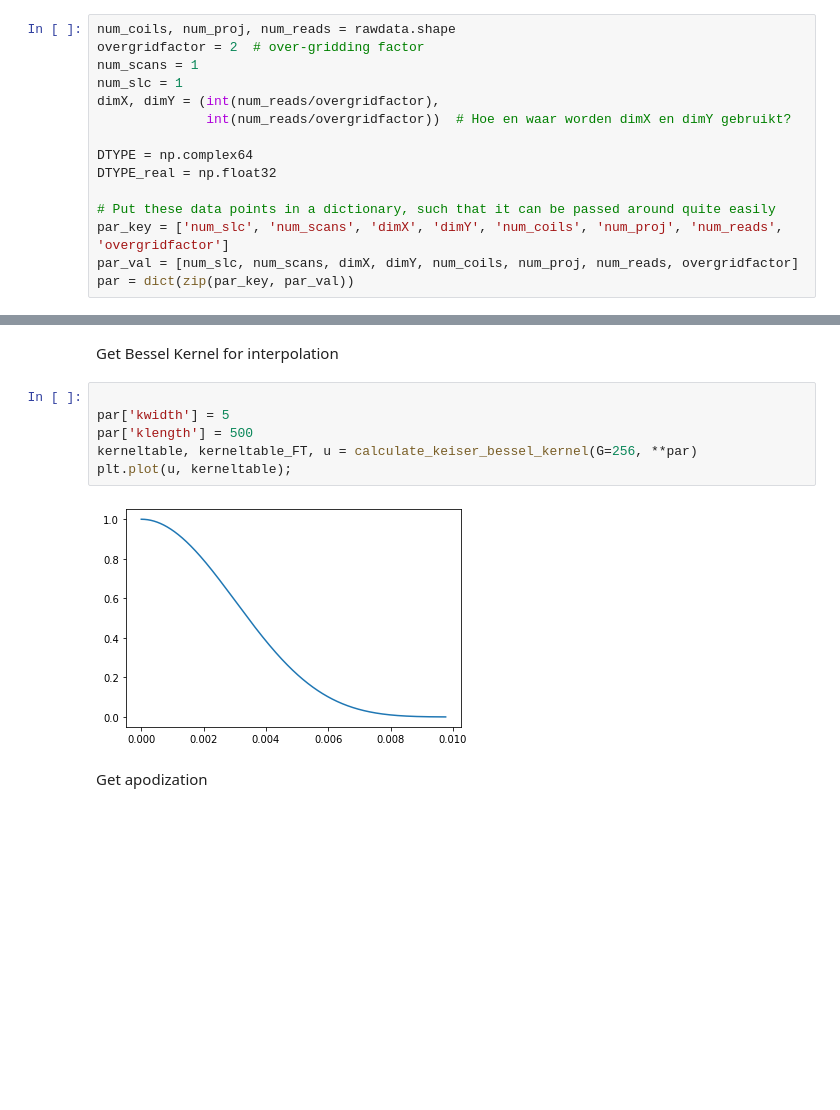
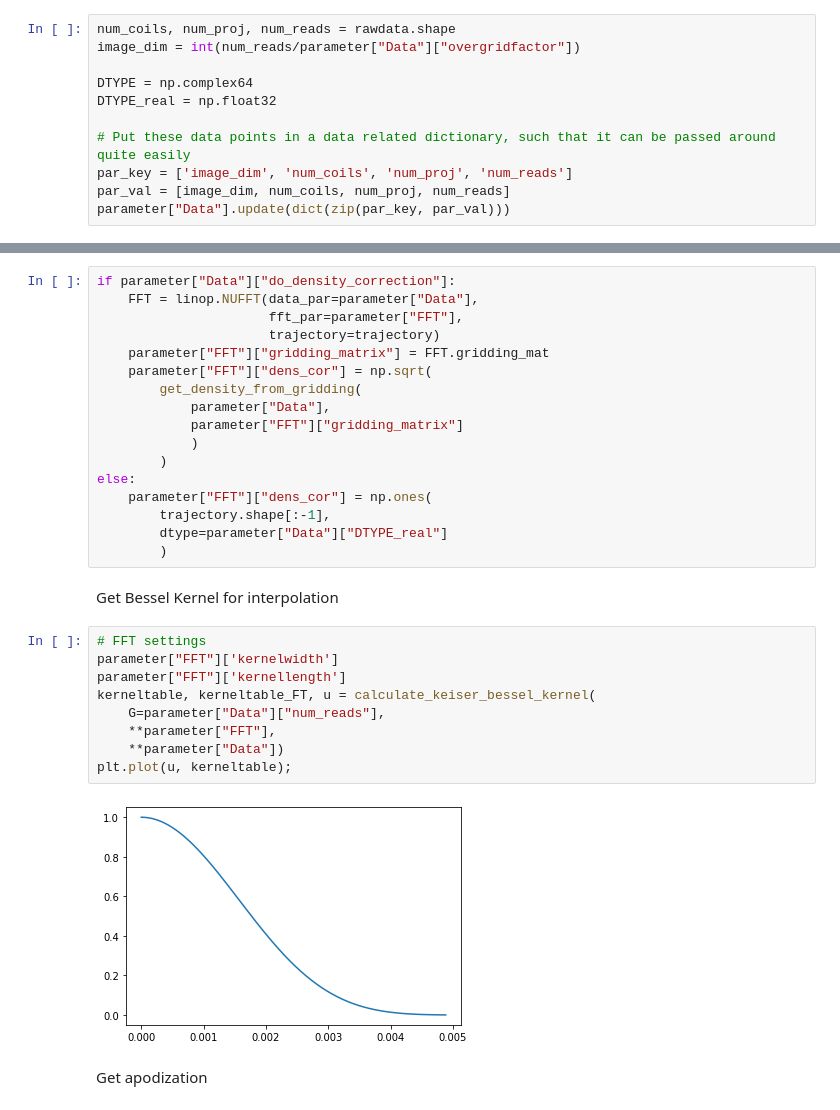
Before and after one commit to ISMRM/rrsg_challenge_01, a Jupyter notebook: python/rrsg_cgreco/step_by_step_recon.ipynb, the cells around one changed output, grey strips where cells are left out. Saved outputs shown, nothing was run; the diff lists cells and outputs as text; blank space fills up the shorter version.

Commit message:
fixed some notebook functions
Fixed notebookfunctions for recon.
The visualization of the gridding is currently not working.

```diff
--- a/python/rrsg_cgreco/step_by_step_recon.ipynb
+++ b/python/rrsg_cgreco/step_by_step_recon.ipynb
@@ -95,17 +142,13 @@ First,define parameters for this process
 # %%
 num_coils, num_proj, num_reads = rawdata.shape
-overgridfactor = 2  # over-gridding factor
-num_scans = 1
-num_slc = 1
-dimX, dimY = (int(num_reads/overgridfactor),
-              int(num_reads/overgridfactor))  # Hoe en waar worden dimX en dimY gebruikt?
+image_dim = int(num_reads/parameter["Data"]["overgridfactor"])
 
 DTYPE = np.complex64
 DTYPE_real = np.float32
 
-# Put these data points in a dictionary, such that it can be passed around quite easily
-par_key = ['num_slc', 'num_scans', 'dimX', 'dimY', 'num_coils', 'num_proj', 'num_reads', 'overgridfactor']
-par_val = [num_slc, num_scans, dimX, dimY, num_coils, num_proj, num_reads, overgridfactor]
-par = dict(zip(par_key, par_val))
+# Put these data points in a data related dictionary, such that it can be passed around quite easily
+par_key = ['image_dim', 'num_coils', 'num_proj', 'num_reads']
+par_val = [image_dim, num_coils, num_proj, num_reads]
+parameter["Data"].update(dict(zip(par_key, par_val)))
 # %% [markdown]
 Get the density compensation function based on the trajectory data
@@ -120,13 +155,33 @@ par['dens_cor'] = density_comp
+# %%
+if parameter["Data"]["do_density_correction"]:
+    FFT = linop.NUFFT(data_par=parameter["Data"],
+                      fft_par=parameter["FFT"],
+                      trajectory=trajectory)
+    parameter["FFT"]["gridding_matrix"] = FFT.gridding_mat
+    parameter["FFT"]["dens_cor"] = np.sqrt(
+        get_density_from_gridding(
+            parameter["Data"],
+            parameter["FFT"]["gridding_matrix"]
+            )
+        )
+else:
+    parameter["FFT"]["dens_cor"] = np.ones(
+        trajectory.shape[:-1],
+        dtype=parameter["Data"]["DTYPE_real"]
+        )
 # %% [markdown]
 Get Bessel Kernel for interpolation
 # %%
-
-par['kwidth'] = 5
-par['klength'] = 500
-kerneltable, kerneltable_FT, u = calculate_keiser_bessel_kernel(G=256, **par)
+# FFT settings
+parameter["FFT"]['kernelwidth']
+parameter["FFT"]['kernellength']
+kerneltable, kerneltable_FT, u = calculate_keiser_bessel_kernel(
+    G=parameter["Data"]["num_reads"],
+    **parameter["FFT"],
+    **parameter["Data"])
 plt.plot(u, kerneltable);
 # %% [output]
-[figure, old version]
+[figure, new version]
 # %% [markdown]
 Get apodization
 # %%
```
Also changed, not shown: parts of 18 cells of this notebook, 2 other files.
